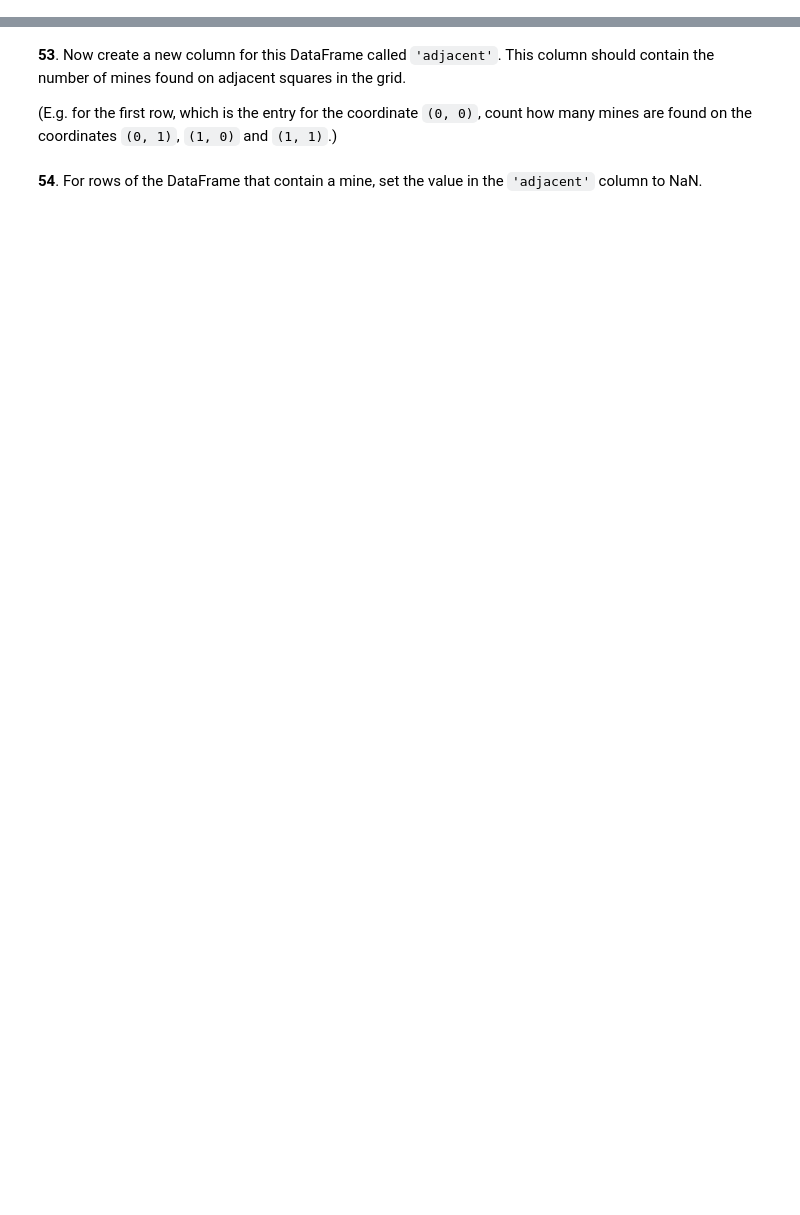
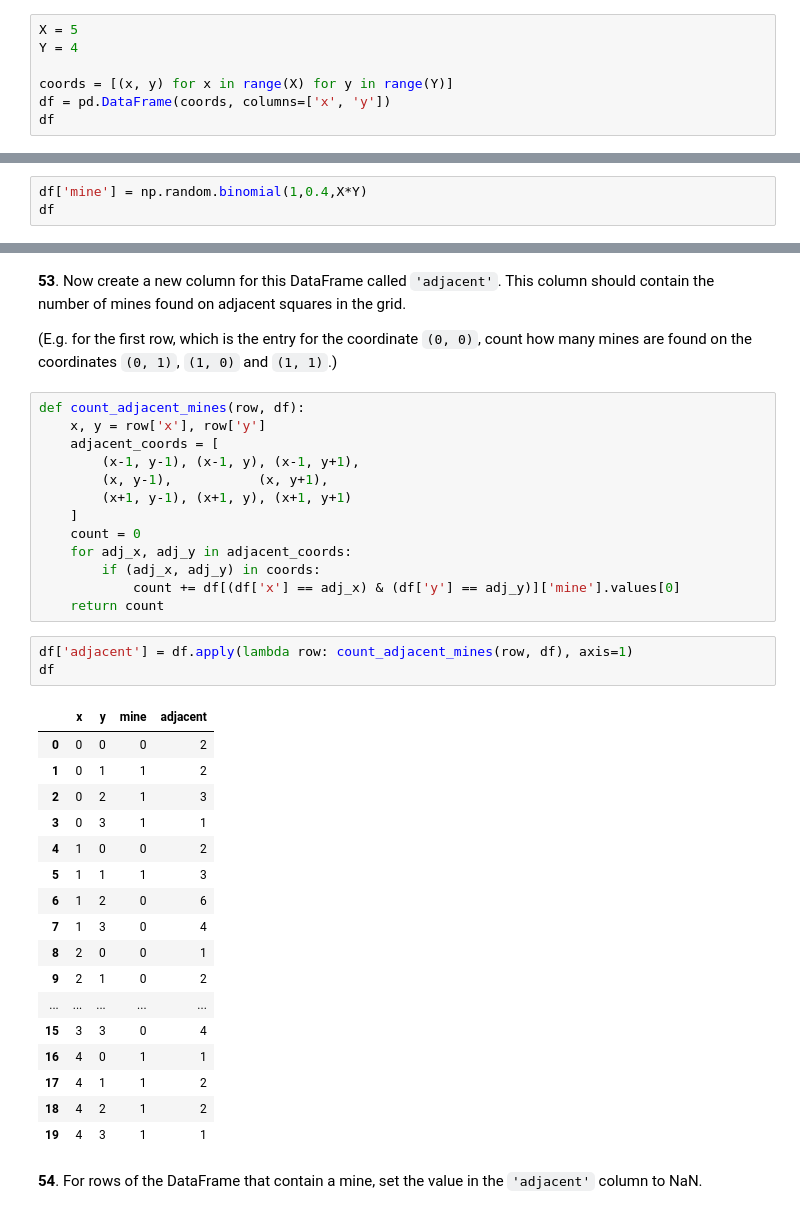
Before and after one commit to leviathan003/Practice_Puzzles, a Jupyter notebook: 100-pandas-puzzles.ipynb, the cells around one changed output, grey strips where cells are left out. Drawn from its saved outputs; the diff is of its cells as text; blank space fills up the shorter version.

````diff
--- a/100-pandas-puzzles.ipynb
+++ b/100-pandas-puzzles.ipynb
@@ -1082,3 +1082,10 @@ To begin, generate a DataFrame `df` with two columns, `'x'` and `'y'` containing
 1  0  1
 2  0  2
 ```
+# %%
+X = 5
+Y = 4
+
+coords = [(x, y) for x in range(X) for y in range(Y)]
+df = pd.DataFrame(coords, columns=['x', 'y'])
+df
@@ -1085,2 +1110,5 @@ To begin, generate a DataFrame `df` with two columns, `'x'` and `'y'` containing
 # %% [markdown]
 **52**. For this DataFrame `df`, create a new column of zeros (safe) and ones (mine). The probability of a mine occuring at each location should be 0.4.
+# %%
+df['mine'] = np.random.binomial(1,0.4,X*Y)
+df
@@ -1088,5 +1134,39 @@ To begin, generate a DataFrame `df` with two columns, `'x'` and `'y'` containing
 **53**. Now create a new column for this DataFrame called `'adjacent'`. This column should contain the number of mines found on adjacent squares in the grid.
 
 (E.g. for the first row, which is the entry for the coordinate `(0, 0)`, count how many mines are found on the coordinates `(0, 1)`, `(1, 0)` and `(1, 1)`.)
+# %%
+def count_adjacent_mines(row, df):
+    x, y = row['x'], row['y']
+    adjacent_coords = [
+        (x-1, y-1), (x-1, y), (x-1, y+1),
+        (x, y-1),           (x, y+1),
+        (x+1, y-1), (x+1, y), (x+1, y+1)
+    ]
+    count = 0
+    for adj_x, adj_y in adjacent_coords:
+        if (adj_x, adj_y) in coords:
+            count += df[(df['x'] == adj_x) & (df['y'] == adj_y)]['mine'].values[0]
+    return count
+# %%
+df['adjacent'] = df.apply(lambda row: count_adjacent_mines(row, df), axis=1)
+df
+# %% [output]
+|  | x | y | mine | adjacent |
+| 0 | 0 | 0 | 0 | 2 |
+| 1 | 0 | 1 | 1 | 2 |
+| 2 | 0 | 2 | 1 | 3 |
+| 3 | 0 | 3 | 1 | 1 |
+| 4 | 1 | 0 | 0 | 2 |
+| 5 | 1 | 1 | 1 | 3 |
+| 6 | 1 | 2 | 0 | 6 |
+| 7 | 1 | 3 | 0 | 4 |
+| 8 | 2 | 0 | 0 | 1 |
+| 9 | 2 | 1 | 0 | 2 |
+| ... | ... | ... | ... | ... |
+| 15 | 3 | 3 | 0 | 4 |
+| 16 | 4 | 0 | 1 | 1 |
+| 17 | 4 | 1 | 1 | 2 |
+| 18 | 4 | 2 | 1 | 2 |
+| 19 | 4 | 3 | 1 | 1 |
 # %% [markdown]
 **54**. For rows of the DataFrame that contain a mine, set the value in the `'adjacent'` column to NaN.
````
Also changed, not shown: parts of 5 cells of this notebook, 1 other file.
